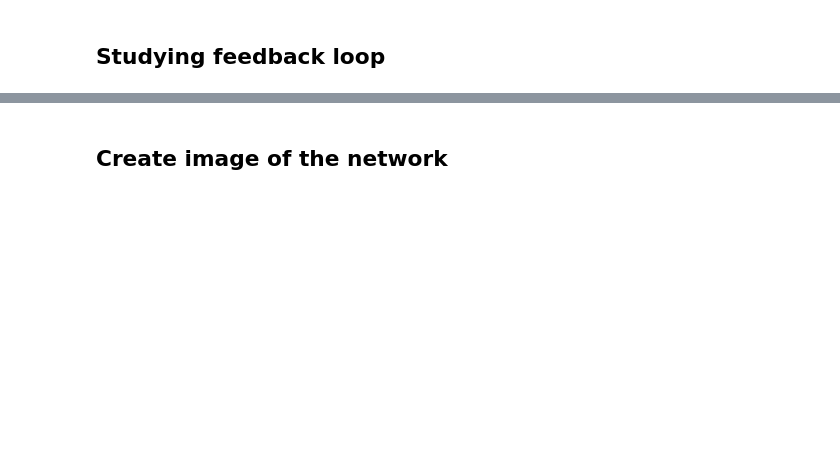
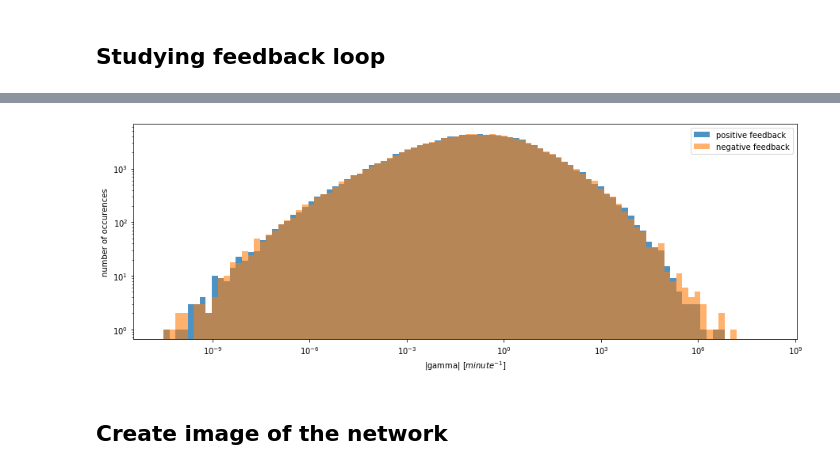
Before and after one commit to pworinger/Biophysics_project, a Jupyter notebook: main.ipynb, the cells around one changed output, grey strips where cells are left out. Cells and saved outputs as stored; diff of their text form; code cells hidden in the pictures; blank space fills up the shorter version.

```diff
--- a/main.ipynb
+++ b/main.ipynb
@@ -8,14 +9,17 @@ from Model import model
 # %%
 m = Model()
-genes_12 = ['CLN3', 'SWI5', 'CLN1', 'CLN2', 'CDH1',  'CDC20', 'CLB5', 'CLB6', 'SIC1', 'CLB1', 'CLB2', 'MCM1']
+genes_12 = ['CLN3', 'CLN1', 'SWI5', 'CLN2', 'CDH1',  'CDC20', 'CLB5', 'CLB6', 'SIC1', 'CLB1', 'CLB2', 'MCM1']
 # %% [markdown]
 ## Extracting subnetwork based on modularity
 # %%
-from subnetwork_modularity import grow_subnetwork
+try:
+    subnetwork_nodes = pickle.load(open("subnetwork_nodes.pkl", "rb"))
+except (OSError, IOError) as e:
+    from subnetwork_modularity import grow_subnetwork
 
-subnetwork_nodes, modularity = grow_subnetwork(m.graph, genes_12)
-print("number of nodes in subnetwork: ", len(list(subnetwork_nodes)))
-print("modularity: ", modularity)
+    subnetwork_nodes, modularity = grow_subnetwork(m.graph, genes_12)
+    print("number of nodes in subnetwork: ", len(list(subnetwork_nodes)))
+    print("modularity: ", modularity)
 
-with open('subnetwork_nodes.pkl', 'wb') as f:
-    pickle.dump(subnetwork_nodes, f)
+    with open('subnetwork_nodes.pkl', 'wb') as f:
+        pickle.dump(subnetwork_nodes, f)
@@ -22,12 +44,15 @@ with open('subnetwork_nodes.pkl', 'wb') as f:
 # %% [markdown]
 ## Studying feedback loop
 # %%
-cycles = []
-for gene in (m.graph).predecessors("SWI5"):
-    cycles.append(list(nx.all_simple_paths(m.graph, source="SWI5", target=gene, cutoff=5)))
+try:
+    cycles = pickle.load(open("cycles.pkl", "rb"))
+except (OSError, IOError) as e:
+    cycles = []
+    for gene in (m.graph).predecessors("SWI5"):
+        cycles.append(list(nx.all_simple_paths(m.graph, source="SWI5", target=gene, cutoff=4))) # change cutoff to 5 to get results commented in the report, but this might take several hours to compute
 
-with open('cycles.pkl', 'wb') as f:
-    pickle.dump(cycles, f)
+    with open('cycles.pkl', 'wb') as f:
+        pickle.dump(cycles, f)
 # %%
 def rank_cycles(loops):
     flat_list = [item for sublist in loops for item in sublist]
@@ -51,26 +94,28 @@ for i in rank[0:30]:
 # %%
-data = [item[0] for item in rank5]
+data = [item[0] for item in rank]
 data_neg = []
 data_pos = []
 for score in data:
     if score > 0:
         data_pos.append(score)
     if score < 0:
         data_neg.append(abs(score))
 
 plt.figure(figsize=(15,5))
 hist, bins = np.histogram(data_pos+data_neg, bins=100)
 logbins = np.logspace(np.log10(bins[0]),np.log10(bins[-1]),len(bins))
 plt.hist(data_pos, bins=logbins, alpha=0.8)
 plt.hist(data_neg, bins=logbins, alpha=0.6)
 plt.legend(["positive feedback", "negative feedback"])
 plt.yscale('log')
 plt.xscale('log')
 plt.xlabel("|gamma| [$minute^{-1}$]")
 plt.ylabel("number of occurences")
-plt.title("Histogram of the scores of feedback loops affecting node SWI5 \n(with cutoff length of 6)")
+#plt.title("Histogram of the scores of feedback loops affecting node SWI5 \n(with cutoff length of 6)")
 plt.savefig("histogram.png", dpi=300)
 plt.show()
+# %% [output]
+[figure, added]
 # %% [markdown]
 ## Create image of the network
 # %%
```
Also changed, not shown: parts of 9 cells of this notebook, 1 other file.
